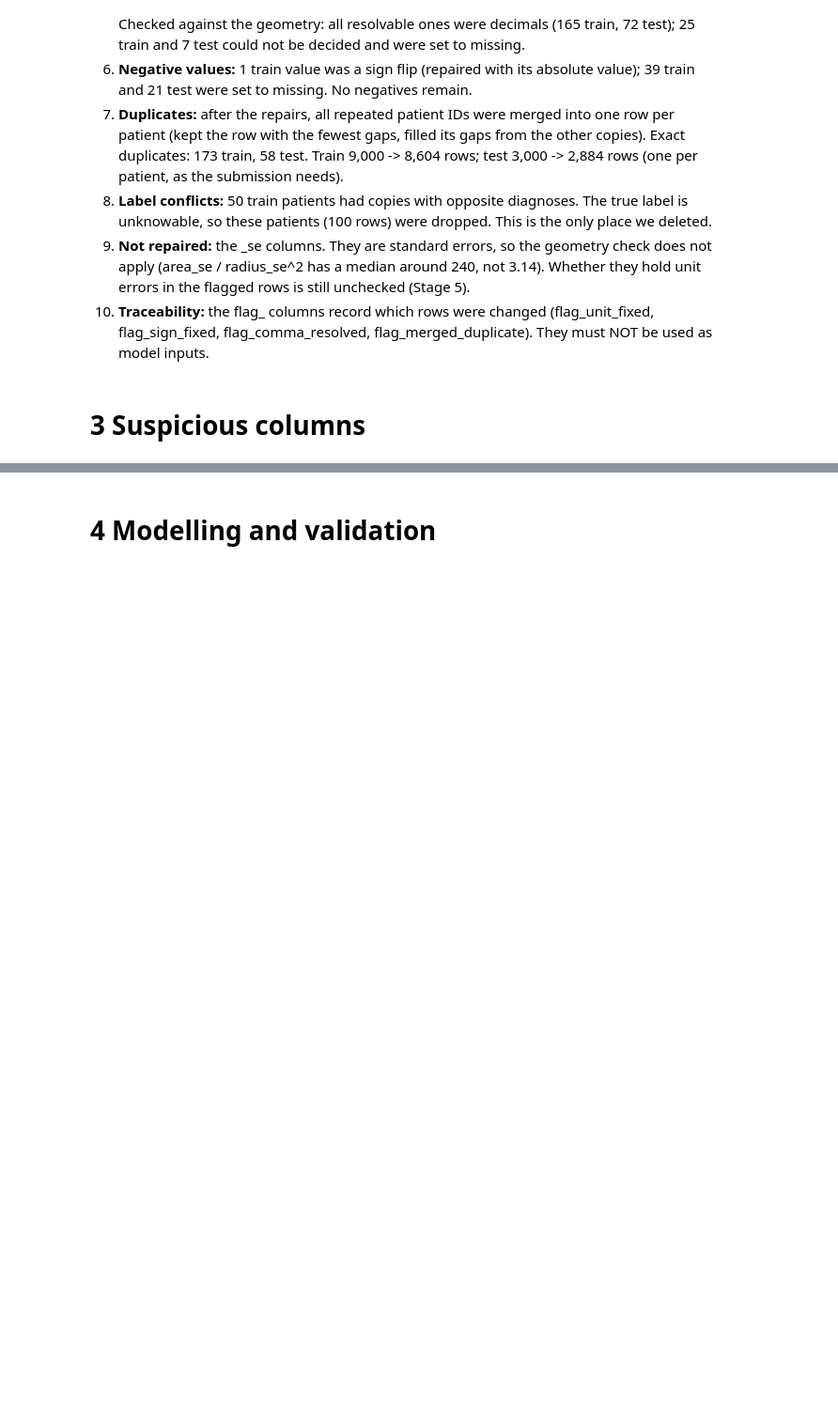
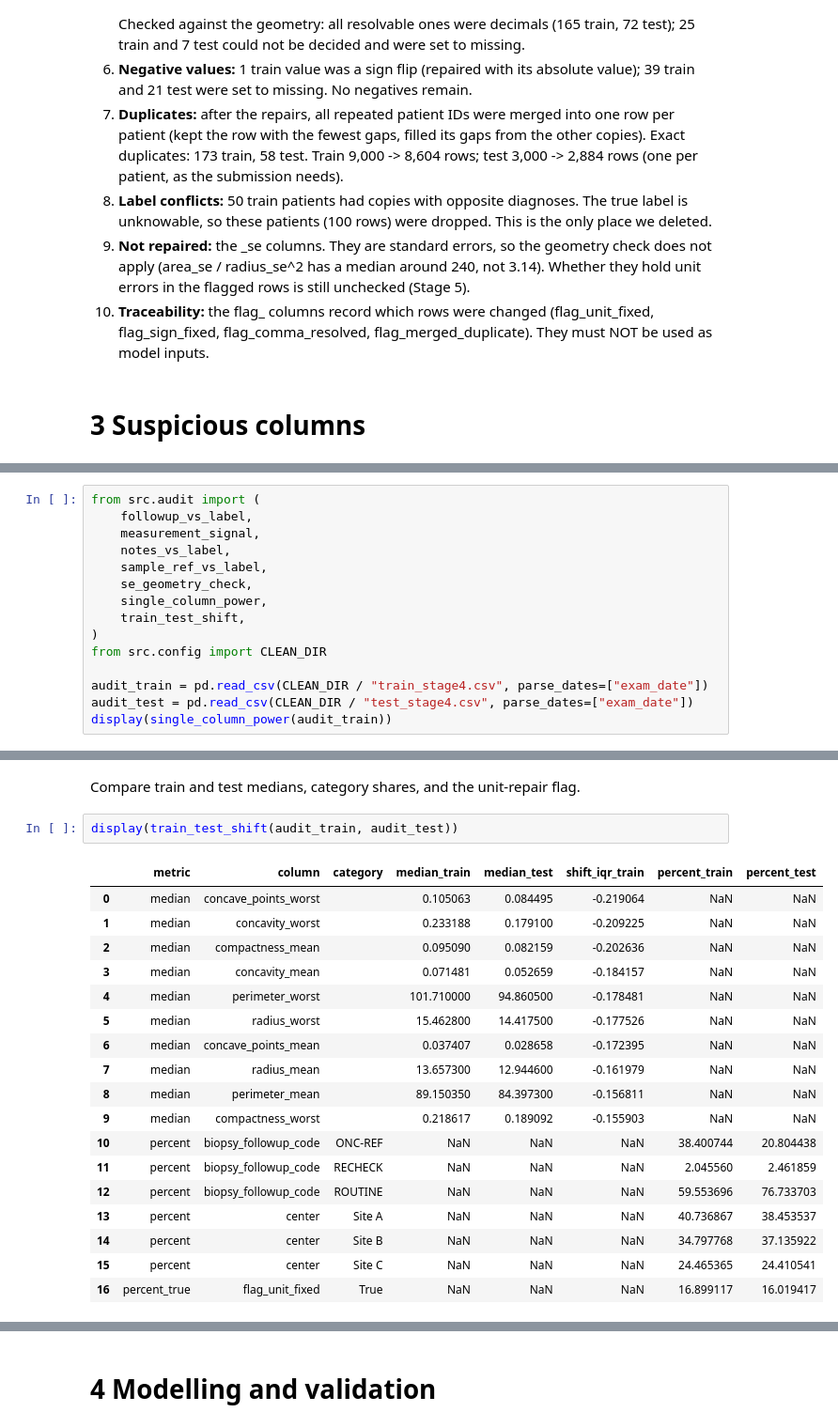
Before and after one commit to JHT127/pink-ai-hackathon, a Jupyter notebook: notebooks/main.ipynb, the cells around one changed output, grey strips where cells are left out. Shown at 94% size. Drawn from its saved outputs; the diff is of its cells as text; blank space fills up the shorter version.

Commit message:
Stage 5: audit suspicious columns

```diff
--- a/notebooks/main.ipynb
+++ b/notebooks/main.ipynb
@@ -743,0 +746,15 @@ Structural problems (relationships between columns), repaired rather than delete
+# %%
+from src.audit import (
+    followup_vs_label,
+    measurement_signal,
+    notes_vs_label,
+    sample_ref_vs_label,
+    se_geometry_check,
+    single_column_power,
+    train_test_shift,
+)
+from src.config import CLEAN_DIR
+
+audit_train = pd.read_csv(CLEAN_DIR / "train_stage4.csv", parse_dates=["exam_date"])
+audit_test = pd.read_csv(CLEAN_DIR / "test_stage4.csv", parse_dates=["exam_date"])
+display(single_column_power(audit_train))
@@ -743,0 +830,23 @@ Structural problems (relationships between columns), repaired rather than delete
+# %% [markdown]
+Compare train and test medians, category shares, and the unit-repair flag.
+# %%
+display(train_test_shift(audit_train, audit_test))
+# %% [output]
+|  | metric | column | category | median_train | median_test | shift_iqr_train | percent_train | percent_test |
+| 0 | median | concave_points_worst |  | 0.105063 | 0.084495 | -0.219064 | NaN | NaN |
+| 1 | median | concavity_worst |  | 0.233188 | 0.179100 | -0.209225 | NaN | NaN |
+| 2 | median | compactness_mean |  | 0.095090 | 0.082159 | -0.202636 | NaN | NaN |
+| 3 | median | concavity_mean |  | 0.071481 | 0.052659 | -0.184157 | NaN | NaN |
+| 4 | median | perimeter_worst |  | 101.710000 | 94.860500 | -0.178481 | NaN | NaN |
+| 5 | median | radius_worst |  | 15.462800 | 14.417500 | -0.177526 | NaN | NaN |
+| 6 | median | concave_points_mean |  | 0.037407 | 0.028658 | -0.172395 | NaN | NaN |
+| 7 | median | radius_mean |  | 13.657300 | 12.944600 | -0.161979 | NaN | NaN |
+| 8 | median | perimeter_mean |  | 89.150350 | 84.397300 | -0.156811 | NaN | NaN |
+| 9 | median | compactness_worst |  | 0.218617 | 0.189092 | -0.155903 | NaN | NaN |
+| 10 | percent | biopsy_followup_code | ONC-REF | NaN | NaN | NaN | 38.400744 | 20.804438 |
+| 11 | percent | biopsy_followup_code | RECHECK | NaN | NaN | NaN | 2.045560 | 2.461859 |
+| 12 | percent | biopsy_followup_code | ROUTINE | NaN | NaN | NaN | 59.553696 | 76.733703 |
+| 13 | percent | center | Site A | NaN | NaN | NaN | 40.736867 | 38.453537 |
+| 14 | percent | center | Site B | NaN | NaN | NaN | 34.797768 | 37.135922 |
+| 15 | percent | center | Site C | NaN | NaN | NaN | 24.465365 | 24.410541 |
+| 16 | percent_true | flag_unit_fixed | True | NaN | NaN | NaN | 16.899117 | 16.019417 |
```
Also changed, not shown: parts of 13 cells of this notebook, 3 other files.
